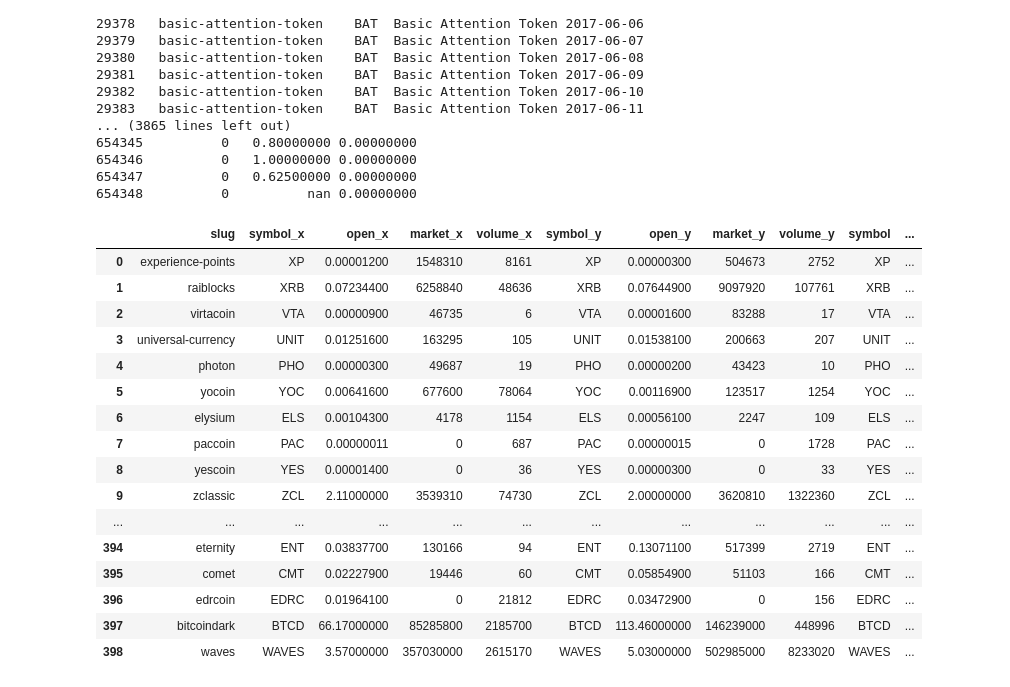
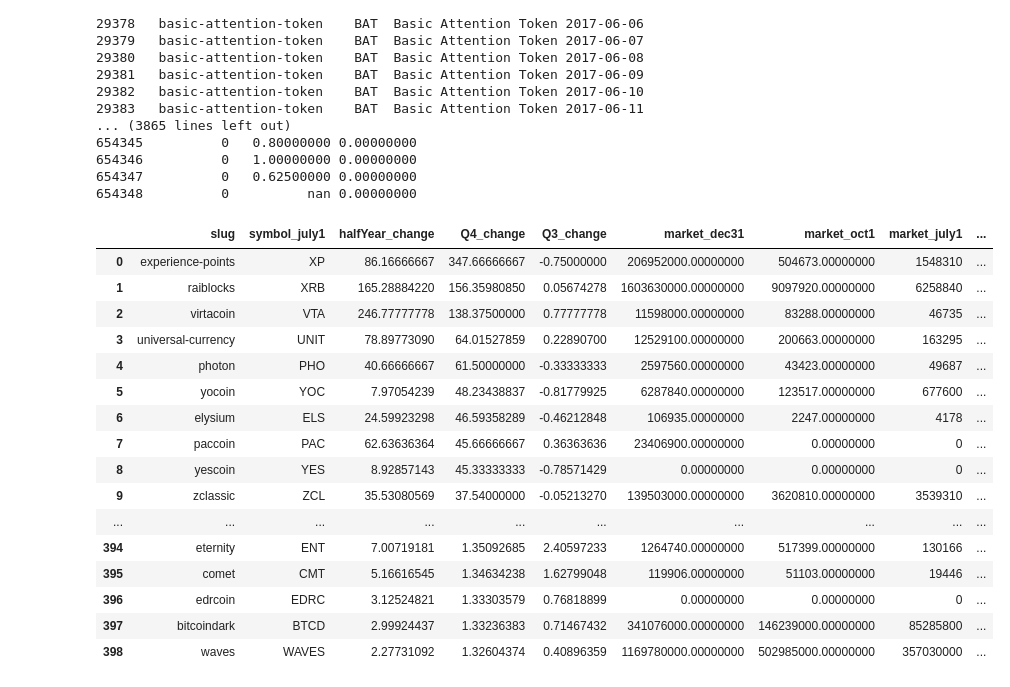
Before and after one commit to shubhox/Crypto, a Jupyter notebook: Cryptocurrency_EDA.ipynb, the cells around one changed output. Saved outputs shown, nothing was run; the diff lists cells and outputs as text; code cells hidden in the pictures.

Commit message:
left join price change tables

```diff
--- a/Cryptocurrency_EDA.ipynb
+++ b/Cryptocurrency_EDA.ipynb
@@ -35,29 +35,29 @@ markets17 = crypto_markets[crypto_markets['date'] >= split_date]
 july_price = markets17[markets17.date == '2017-07-01'].loc[:,['slug','symbol','open','market','volume']]
 oct_price = markets17[markets17.date == '2017-10-1'].loc[:,['slug','symbol','open','market','volume']]
 dec_price = markets17[markets17.date == '2017-12-31'].loc[:,['slug','symbol','open','market','volume']]
-halfYear_priceChange = pd.merge(july_price, oct_price, on = 'slug')
-priceChange = pd.merge(halfYear_priceChange, dec_price, on = 'slug')
+halfYear_priceChange = pd.merge(july_price, oct_price, how='left', on='slug',suffixes=('_july1',''))
+priceChange = pd.merge(halfYear_priceChange, dec_price, how='left',on='slug',suffixes=('_oct1','_dec31'))
 # %%
-priceChange['Q3_Change'] = (priceChange.open_y/priceChange.open_x) - 1
-priceChange['Q4_Change'] = (priceChange.open/priceChange.open_y) - 1
-priceChange['HalfYear_Change'] = (priceChange.open/priceChange.open_x) - 1
-df = priceChange.sort_values(['Q4_Change'], ascending=False).reset_index().drop(['index'], axis=1)
-df
+priceChange['Q3_change'] = priceChange['open_oct1']/priceChange['open_july1'] - 1
+priceChange['Q4_change'] = priceChange['open_dec31']/priceChange['open_oct1'] - 1
+priceChange['halfYear_change'] = priceChange['open_dec31']/priceChange['open_july1'] - 1
+orderCols = ['slug','symbol_july1','halfYear_change','Q4_change','Q3_change','market_dec31','market_oct1','market_july1','volume_dec31','volume_oct1','volume_july1','open_dec31','open_oct1','open_july1']
+priceChange.sort_values(['Q4_change'],ascending=False)[orderCols].reset_index().drop(['index'],axis=1)
 # %% [output]
-|  | slug | symbol_x | open_x | market_x | volume_x | symbol_y | open_y | market_y | volume_y | symbol | ... |
-| 0 | experience-points | XP | 0.00001200 | 1548310 | 8161 | XP | 0.00000300 | 504673 | 2752 | XP | ... |
-| 1 | raiblocks | XRB | 0.07234400 | 6258840 | 48636 | XRB | 0.07644900 | 9097920 | 107761 | XRB | ... |
-| 2 | virtacoin | VTA | 0.00000900 | 46735 | 6 | VTA | 0.00001600 | 83288 | 17 | VTA | ... |
-| 3 | universal-currency | UNIT | 0.01251600 | 163295 | 105 | UNIT | 0.01538100 | 200663 | 207 | UNIT | ... |
-| 4 | photon | PHO | 0.00000300 | 49687 | 19 | PHO | 0.00000200 | 43423 | 10 | PHO | ... |
-| 5 | yocoin | YOC | 0.00641600 | 677600 | 78064 | YOC | 0.00116900 | 123517 | 1254 | YOC | ... |
-| 6 | elysium | ELS | 0.00104300 | 4178 | 1154 | ELS | 0.00056100 | 2247 | 109 | ELS | ... |
-| 7 | paccoin | PAC | 0.00000011 | 0 | 687 | PAC | 0.00000015 | 0 | 1728 | PAC | ... |
-| 8 | yescoin | YES | 0.00001400 | 0 | 36 | YES | 0.00000300 | 0 | 33 | YES | ... |
-| 9 | zclassic | ZCL | 2.11000000 | 3539310 | 74730 | ZCL | 2.00000000 | 3620810 | 1322360 | ZCL | ... |
-| ... | ... | ... | ... | ... | ... | ... | ... | ... | ... | ... | ... |
-| 394 | eternity | ENT | 0.03837700 | 130166 | 94 | ENT | 0.13071100 | 517399 | 2719 | ENT | ... |
-| 395 | comet | CMT | 0.02227900 | 19446 | 60 | CMT | 0.05854900 | 51103 | 166 | CMT | ... |
-| 396 | edrcoin | EDRC | 0.01964100 | 0 | 21812 | EDRC | 0.03472900 | 0 | 156 | EDRC | ... |
-| 397 | bitcoindark | BTCD | 66.17000000 | 85285800 | 2185700 | BTCD | 113.46000000 | 146239000 | 448996 | BTCD | ... |
-| 398 | waves | WAVES | 3.57000000 | 357030000 | 2615170 | WAVES | 5.03000000 | 502985000 | 8233020 | WAVES | ... |
+|  | slug | symbol_july1 | halfYear_change | Q4_change | Q3_change | market_dec31 | market_oct1 | market_july1 | ... |
+| 0 | experience-points | XP | 86.16666667 | 347.66666667 | -0.75000000 | 206952000.00000000 | 504673.00000000 | 1548310 | ... |
+| 1 | raiblocks | XRB | 165.28884220 | 156.35980850 | 0.05674278 | 1603630000.00000000 | 9097920.00000000 | 6258840 | ... |
+| 2 | virtacoin | VTA | 246.77777778 | 138.37500000 | 0.77777778 | 11598000.00000000 | 83288.00000000 | 46735 | ... |
+| 3 | universal-currency | UNIT | 78.89773090 | 64.01527859 | 0.22890700 | 12529100.00000000 | 200663.00000000 | 163295 | ... |
+| 4 | photon | PHO | 40.66666667 | 61.50000000 | -0.33333333 | 2597560.00000000 | 43423.00000000 | 49687 | ... |
+| 5 | yocoin | YOC | 7.97054239 | 48.23438837 | -0.81779925 | 6287840.00000000 | 123517.00000000 | 677600 | ... |
+| 6 | elysium | ELS | 24.59923298 | 46.59358289 | -0.46212848 | 106935.00000000 | 2247.00000000 | 4178 | ... |
+| 7 | paccoin | PAC | 62.63636364 | 45.66666667 | 0.36363636 | 23406900.00000000 | 0.00000000 | 0 | ... |
+| 8 | yescoin | YES | 8.92857143 | 45.33333333 | -0.78571429 | 0.00000000 | 0.00000000 | 0 | ... |
+| 9 | zclassic | ZCL | 35.53080569 | 37.54000000 | -0.05213270 | 139503000.00000000 | 3620810.00000000 | 3539310 | ... |
+| ... | ... | ... | ... | ... | ... | ... | ... | ... | ... |
+| 394 | eternity | ENT | 7.00719181 | 1.35092685 | 2.40597233 | 1264740.00000000 | 517399.00000000 | 130166 | ... |
+| 395 | comet | CMT | 5.16616545 | 1.34634238 | 1.62799048 | 119906.00000000 | 51103.00000000 | 19446 | ... |
+| 396 | edrcoin | EDRC | 3.12524821 | 1.33303579 | 0.76818899 | 0.00000000 | 0.00000000 | 0 | ... |
+| 397 | bitcoindark | BTCD | 2.99924437 | 1.33236383 | 0.71467432 | 341076000.00000000 | 146239000.00000000 | 85285800 | ... |
+| 398 | waves | WAVES | 2.27731092 | 1.32604374 | 0.40896359 | 1169780000.00000000 | 502985000.00000000 | 357030000 | ... |
```
